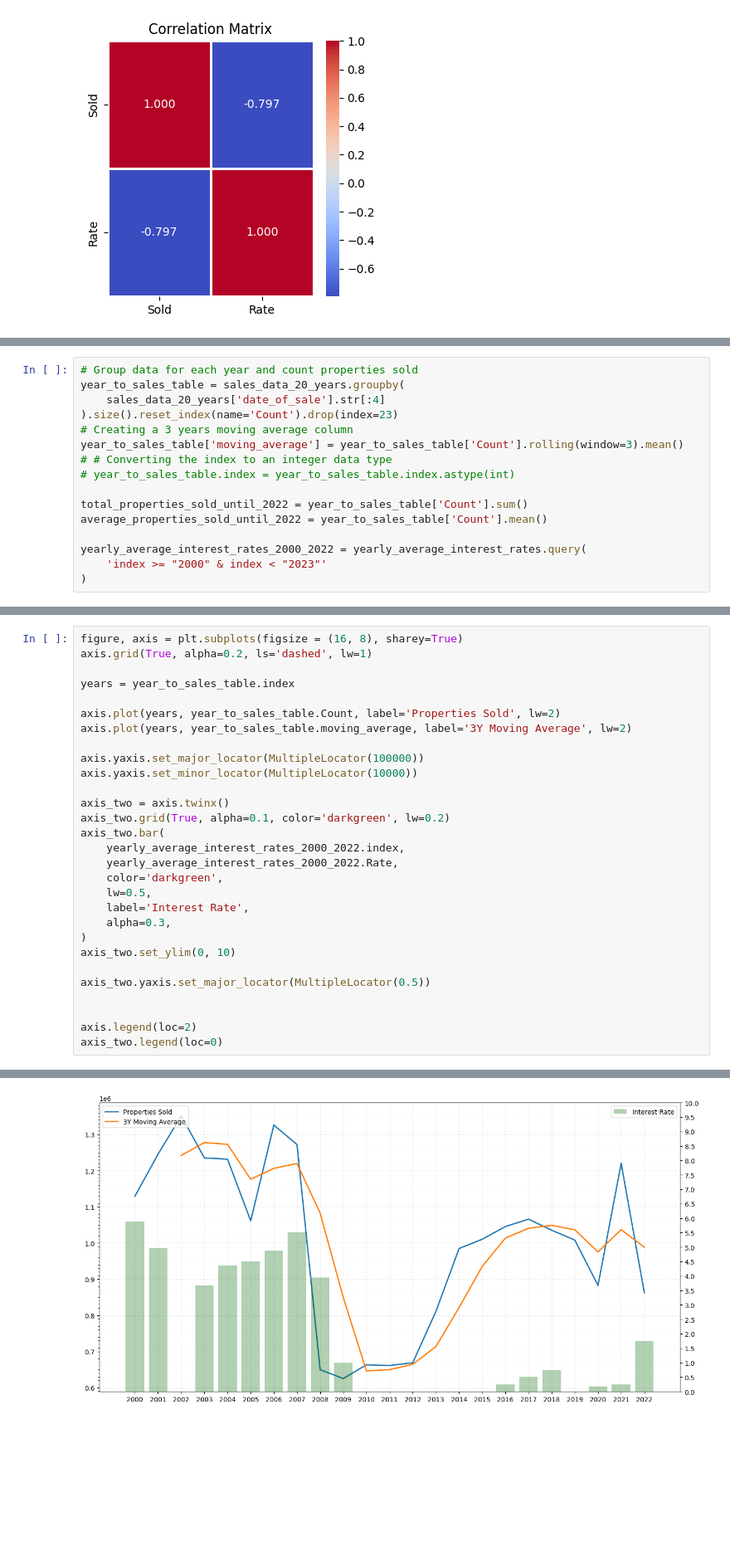
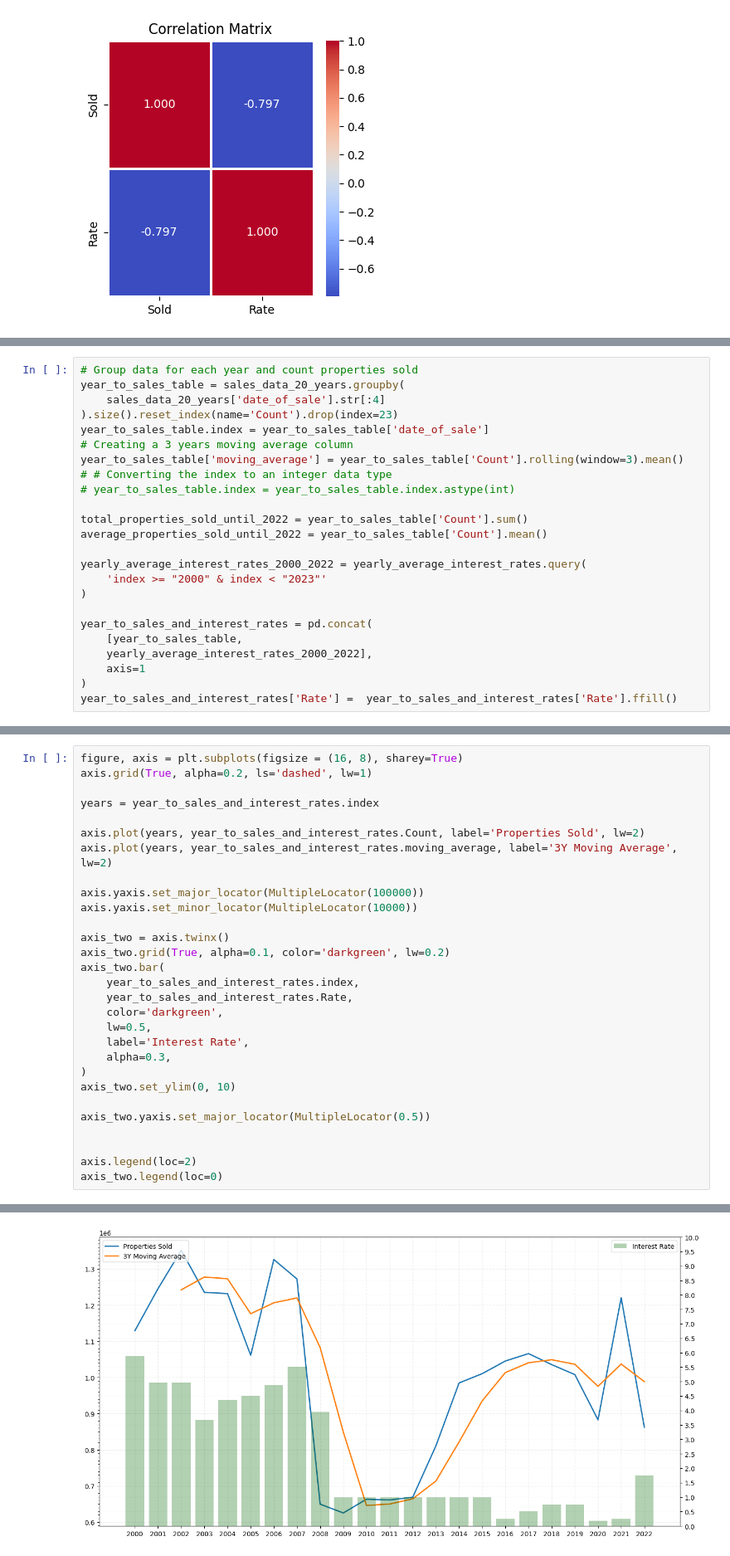
Before and after one commit to Dan-Mihaylov/Economic-Data-Analysis, a Jupyter notebook: uk_house_market_data_analysis.ipynb, the cells around one changed output, grey strips where cells are left out. Shown: that part at 83% size. Cells and saved outputs as stored; diff of their text form; blank space fills up the shorter version.

Commit message:
Filled Missing Data
Filled the missing interest rate data, and visualised it

```diff
--- a/uk_house_market_data_analysis.ipynb
+++ b/uk_house_market_data_analysis.ipynb
@@ -248,6 +250,7 @@ Information we are going to extract and visualize:
 year_to_sales_table = sales_data_20_years.groupby(
     sales_data_20_years['date_of_sale'].str[:4]
 ).size().reset_index(name='Count').drop(index=23)
+year_to_sales_table.index = year_to_sales_table['date_of_sale']
 # Creating a 3 years moving average column
 year_to_sales_table['moving_average'] = year_to_sales_table['Count'].rolling(window=3).mean()
 # # Converting the index to an integer data type
@@ -259,3 +262,10 @@ average_properties_sold_until_2022 = year_to_sales_table['Count'].mean()
 yearly_average_interest_rates_2000_2022 = yearly_average_interest_rates.query(
     'index >= "2000" & index < "2023"'
 )
+
+year_to_sales_and_interest_rates = pd.concat(
+    [year_to_sales_table,
+    yearly_average_interest_rates_2000_2022],
+    axis=1
+)
+year_to_sales_and_interest_rates['Rate'] =  year_to_sales_and_interest_rates['Rate'].ffill()
@@ -266,32 +272,32 @@ clean the result, to fill in the NaN fields with the previous fields value
 # %%
 figure, axis = plt.subplots(figsize = (16, 8), sharey=True)
 axis.grid(True, alpha=0.2, ls='dashed', lw=1)
 
-years = year_to_sales_table.index
+years = year_to_sales_and_interest_rates.index
 
-axis.plot(years, year_to_sales_table.Count, label='Properties Sold', lw=2)
-axis.plot(years, year_to_sales_table.moving_average, label='3Y Moving Average', lw=2)
+axis.plot(years, year_to_sales_and_interest_rates.Count, label='Properties Sold', lw=2)
+axis.plot(years, year_to_sales_and_interest_rates.moving_average, label='3Y Moving Average', lw=2)
 
 axis.yaxis.set_major_locator(MultipleLocator(100000))
 axis.yaxis.set_minor_locator(MultipleLocator(10000))
 
 axis_two = axis.twinx()
 axis_two.grid(True, alpha=0.1, color='darkgreen', lw=0.2)
 axis_two.bar(
-    yearly_average_interest_rates_2000_2022.index,
-    yearly_average_interest_rates_2000_2022.Rate,
+    year_to_sales_and_interest_rates.index,
+    year_to_sales_and_interest_rates.Rate,
     color='darkgreen',
     lw=0.5,
     label='Interest Rate',
     alpha=0.3,
 )
 axis_two.set_ylim(0, 10)
 
 axis_two.yaxis.set_major_locator(MultipleLocator(0.5))
 
 
 axis.legend(loc=2)
 axis_two.legend(loc=0)
 # %% [output]
 <matplotlib.legend.Legend at 0x...>
-[figure, old version]
+[figure, new version]
```
Also changed, not shown: parts of 5 cells of this notebook.
